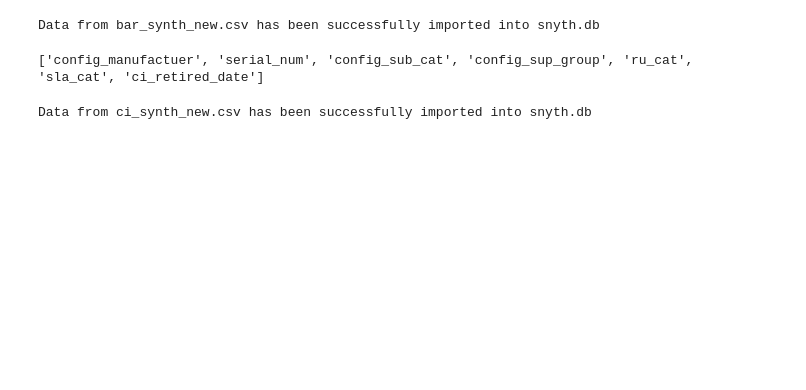
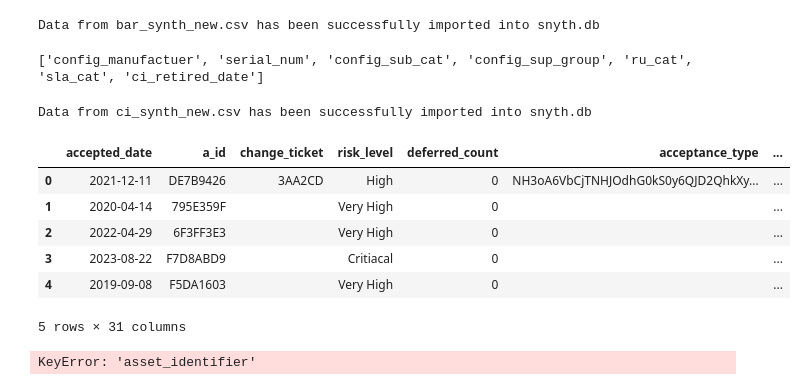
Before and after one commit to RDCordova/CyberAI, a Jupyter notebook: synth_data/synth_db_gen_mod.ipynb, the cells around one changed output. Cells and saved outputs as stored; diff of their text form; code cells hidden in the pictures; blank space fills up the shorter version.

```diff
--- a/synth_data/synth_db_gen_mod.ipynb
+++ b/synth_data/synth_db_gen_mod.ipynb
@@ -382,3 +378,17 @@ conn.close()
 print(f'Data from {imput_csv} has been successfully imported into {database_file}')
 # %% [output]
 Data from ci_synth_new.csv has been successfully imported into snyth.db
+# %%
+db.head()
+# %% [output]
+|  | accepted_date | a_id | change_ticket | risk_level | deferred_count | acceptance_type | ... |
+| 0 | 2021-12-11 | DE7B9426 | 3AA2CD | High | 0 | NH3oA6VbCjTNHJOdhG0kS0y6QJD2QhkXy... | ... |
+| 1 | 2020-04-14 | 795E359F |  | Very High | 0 |  | ... |
+| 2 | 2022-04-29 | 6F3FF3E3 |  | Very High | 0 |  | ... |
+| 3 | 2023-08-22 | F7D8ABD9 |  | Critiacal | 0 |  | ... |
+| 4 | 2019-09-08 | F5DA1603 |  | Very High | 0 |  | ... |
+5 rows × 31 columns
+# %%
+db_two[db_two['asset_identifier']]
+# %% [output]
+KeyError: 'asset_identifier'
```
Also changed, not shown: parts of 9 cells of this notebook.
